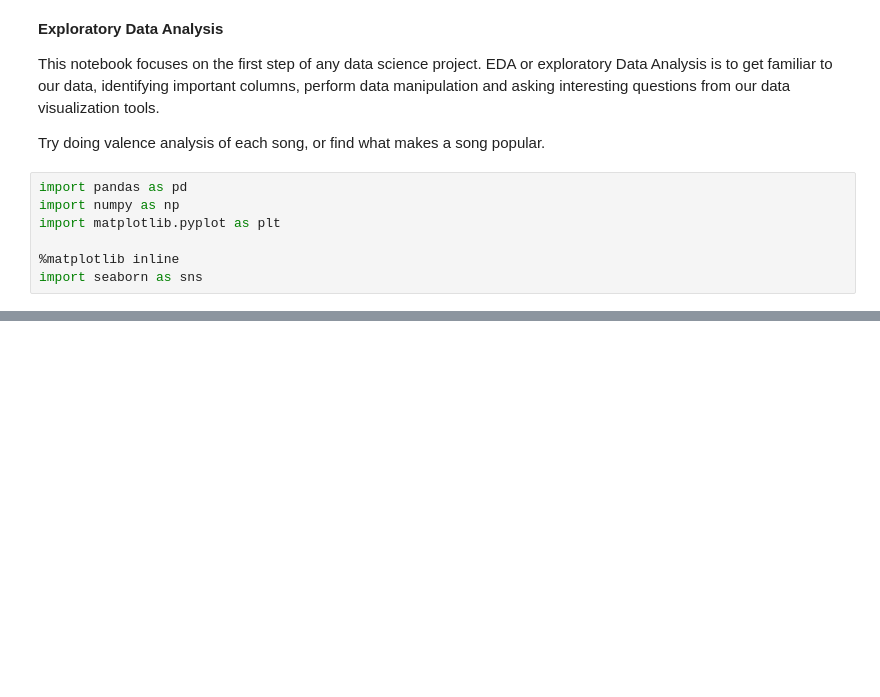
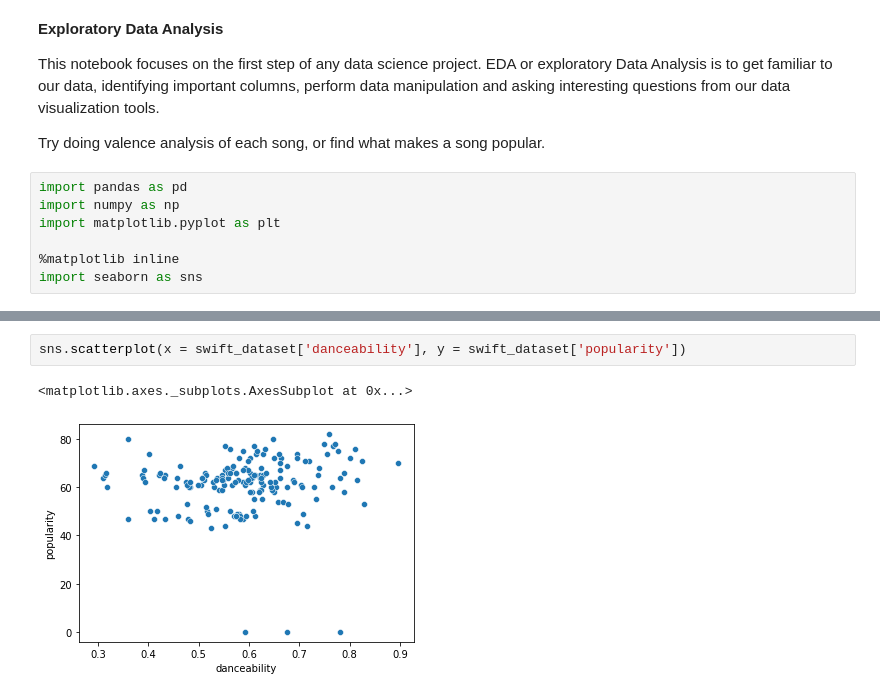
Before and after one commit to vrushalipr/taylor_swift_spotify_data_analysis, a Jupyter notebook: Taylor_Swift_Spotify_Data.ipynb, the cells around one changed output, grey strips where cells are left out. Cells and saved outputs as stored; diff of their text form; blank space fills up the shorter version.

```diff
--- a/Taylor_Swift_Spotify_Data.ipynb
+++ b/Taylor_Swift_Spotify_Data.ipynb
@@ -149,0 +110,5 @@ Name: popularity, dtype: int64
+# %%
+sns.scatterplot(x = swift_dataset['danceability'], y = swift_dataset['popularity'])
+# %% [output]
+<matplotlib.axes._subplots.AxesSubplot at 0x...>
+[figure, added]
```
Also changed, not shown: parts of 44 cells of this notebook.
